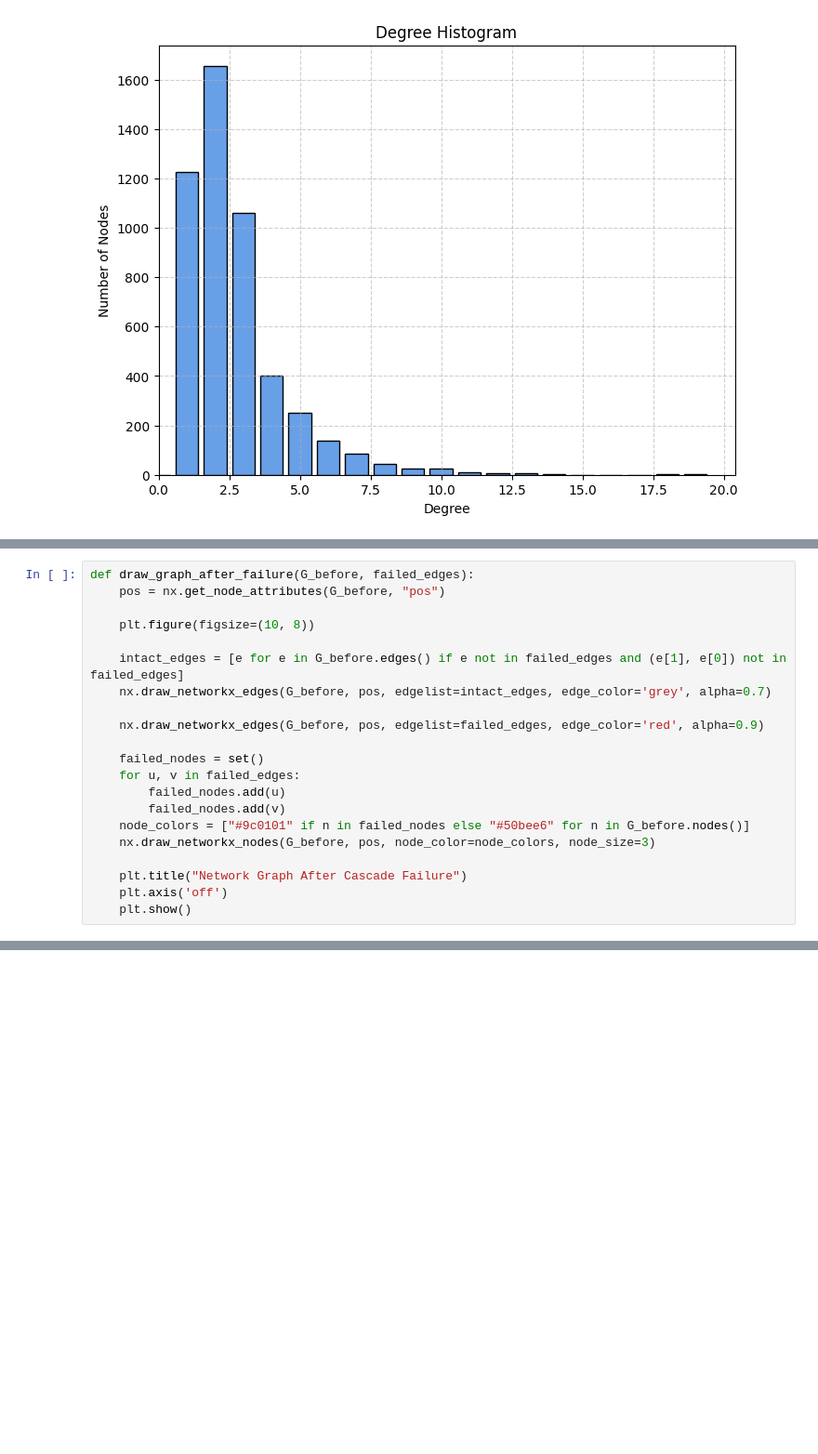
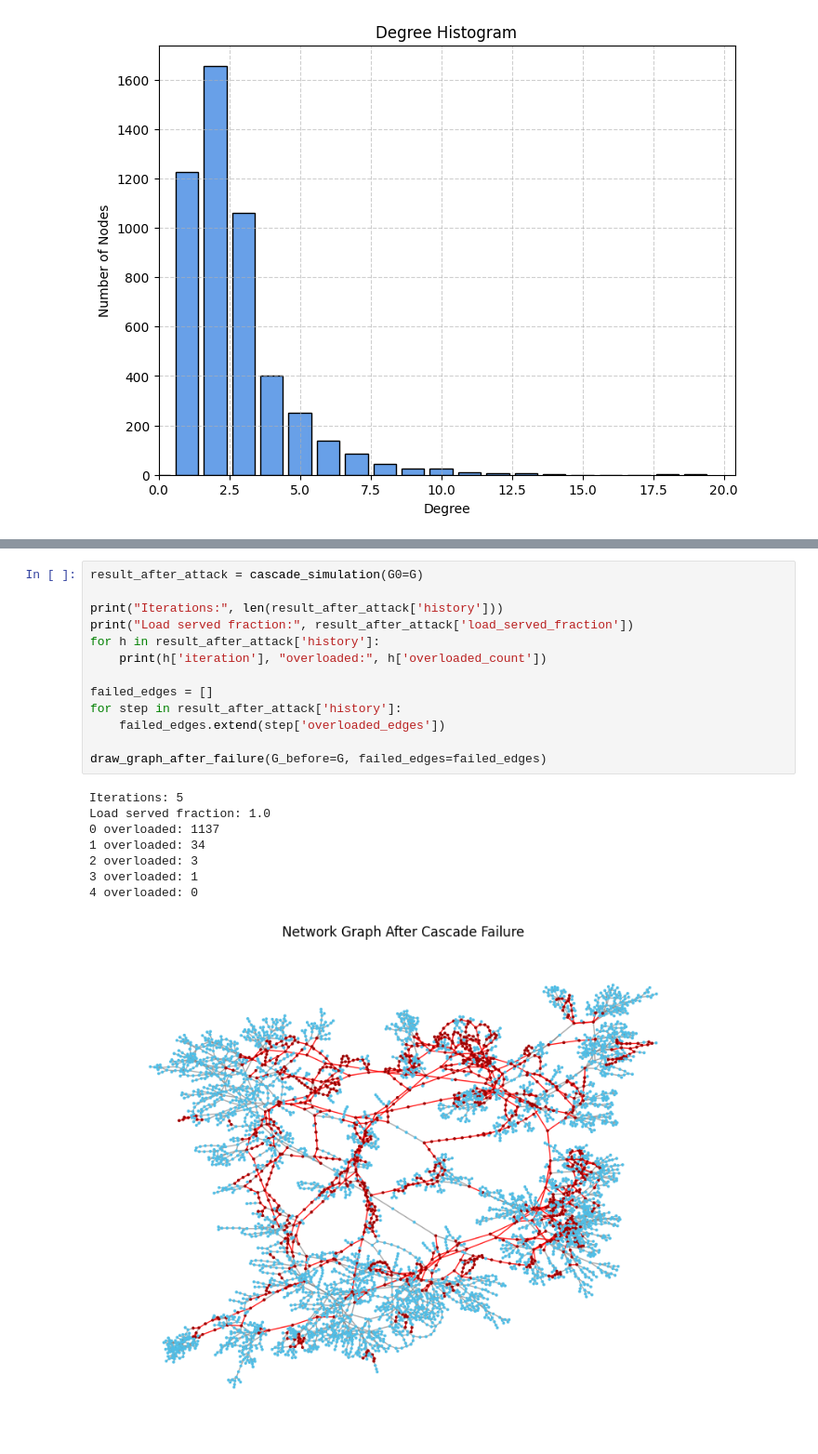
Before and after one commit to OctoPanna/western-us-power-grid, a Jupyter notebook: main.ipynb, the cells around one changed output, grey strips where cells are left out. Shown at 93% size. Saved outputs shown, nothing was run; the diff lists cells and outputs as text; blank space fills up the shorter version.

Commit message:
do power flow cascade model

```diff
--- a/main.ipynb
+++ b/main.ipynb
@@ -81,24 +80,3 @@ def cascade_failure(graph, initial_failed_edges, threshold=0.5, max_seconds=300)
-# %%
-def draw_graph_after_failure(G_before, failed_edges):
-    pos = nx.get_node_attributes(G_before, "pos")
-
-    plt.figure(figsize=(10, 8))
-
-    intact_edges = [e for e in G_before.edges() if e not in failed_edges and (e[1], e[0]) not in failed_edges]
-    nx.draw_networkx_edges(G_before, pos, edgelist=intact_edges, edge_color='grey', alpha=0.7)
-
-    nx.draw_networkx_edges(G_before, pos, edgelist=failed_edges, edge_color='red', alpha=0.9)
-
-    failed_nodes = set()
-    for u, v in failed_edges:
-        failed_nodes.add(u)
-        failed_nodes.add(v)
-    node_colors = ["#9c0101" if n in failed_nodes else "#50bee6" for n in G_before.nodes()]
-    nx.draw_networkx_nodes(G_before, pos, node_color=node_colors, node_size=3)
-
-    plt.title("Network Graph After Cascade Failure")
-    plt.axis('off')
-    plt.show()
 # %%
 # Random edge attack
 edges_list = list(G.edges())
@@ -128,0 +107,22 @@ After attack: 4941 nodes, 6580 edges
+# %%
+result_after_attack = cascade_simulation(G0=G)
+
+print("Iterations:", len(result_after_attack['history']))
+print("Load served fraction:", result_after_attack['load_served_fraction'])
+for h in result_after_attack['history']:
+    print(h['iteration'], "overloaded:", h['overloaded_count'])
+
+failed_edges = []
+for step in result_after_attack['history']:
+    failed_edges.extend(step['overloaded_edges'])
+
+draw_graph_after_failure(G_before=G, failed_edges=failed_edges)
+# %% [output]
+Iterations: 5
+Load served fraction: 1.0
+0 overloaded: 1137
+1 overloaded: 34
+2 overloaded: 3
+3 overloaded: 1
+4 overloaded: 0
+[figure, added]
```
Also changed, not shown: parts of 11 cells of this notebook, 4 other files.
